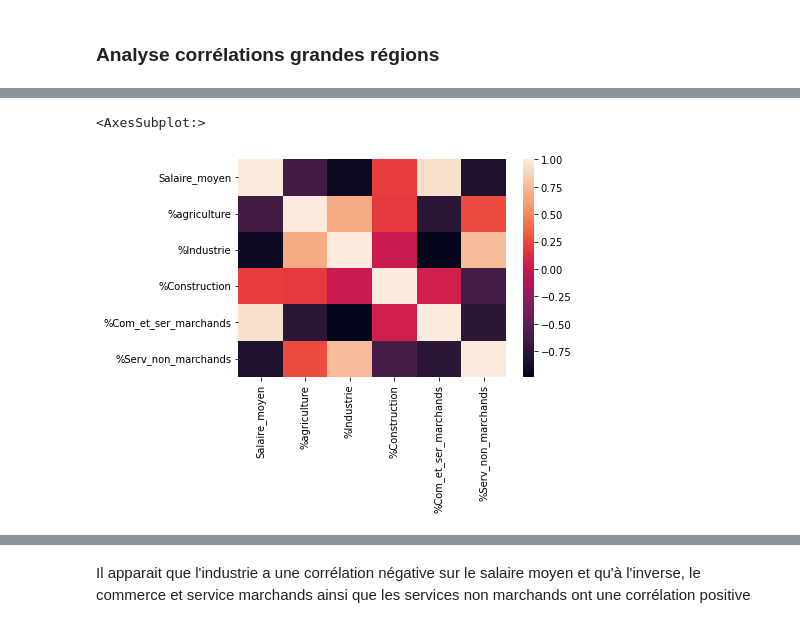
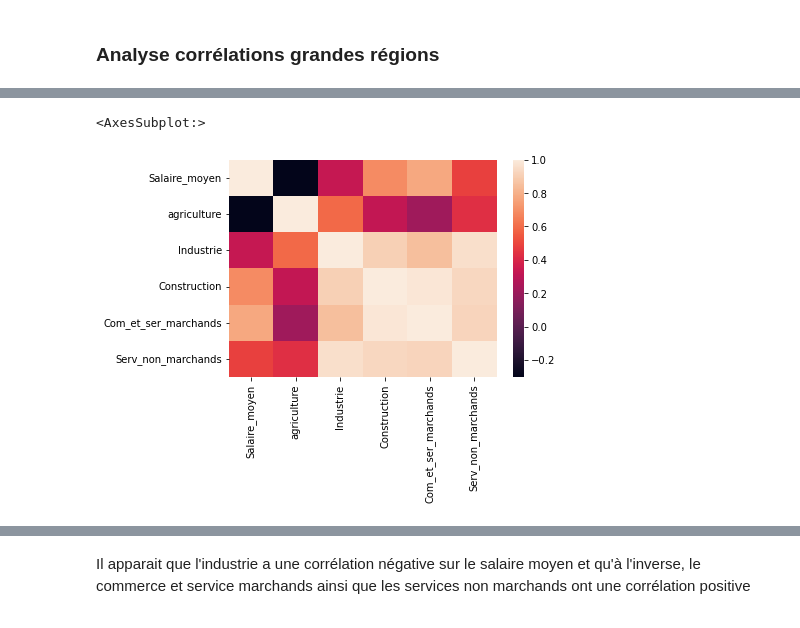
Before and after one commit to Mariehf64/fev23cda_french_industry, a Jupyter notebook: EDA_Vivien_2020/Entreprises et Salaires 2020.ipynb, the cells around one changed output, grey strips where cells are left out. Saved outputs shown, nothing was run; the diff lists cells and outputs as text; code cells hidden in the pictures.

```diff
--- a/EDA_Vivien_2020/Entreprises et Salaires 2020.ipynb
+++ b/EDA_Vivien_2020/Entreprises et Salaires 2020.ipynb
@@ -463,8 +535,8 @@ gde_regions_synth_prop = region_salaire.merge(gdes_regions_activite_prop, left_o
 # %%
-sns.heatmap(gde_regions_synth_prop.corr())
+sns.heatmap(gde_regions_synth.corr())
 # %% [output]
 <AxesSubplot:>
-[figure, old version]
+[figure, new version]
 # %%
 gde_regions_synth_prop.corr()
 # %% [output]
```
Also changed, not shown: parts of 40 cells of this notebook.
